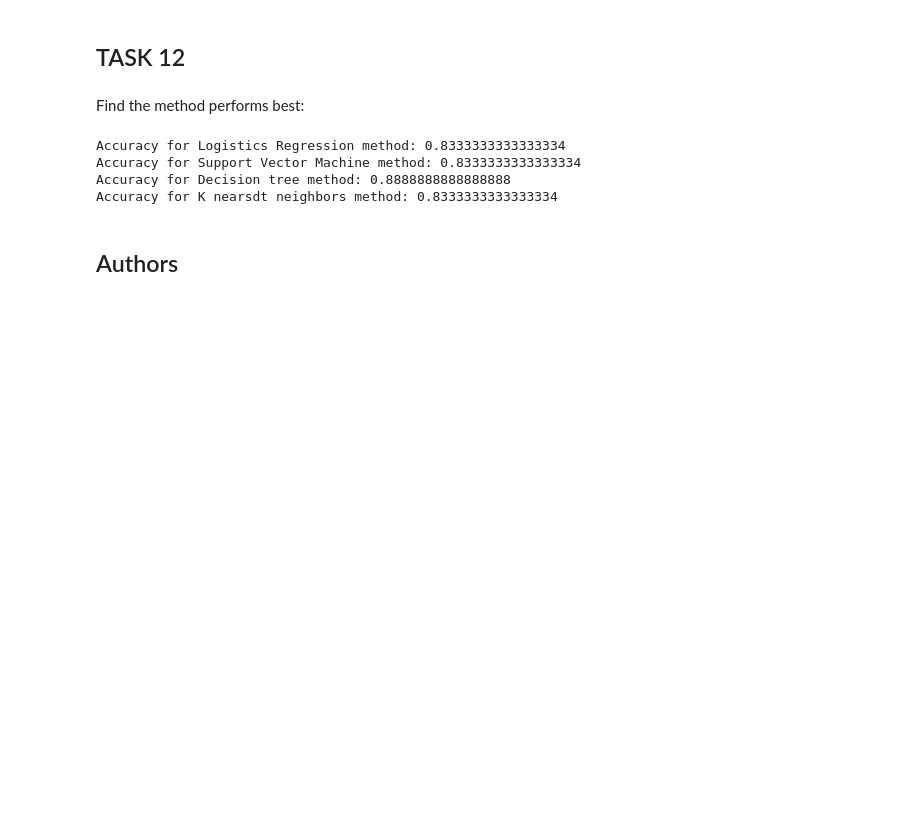
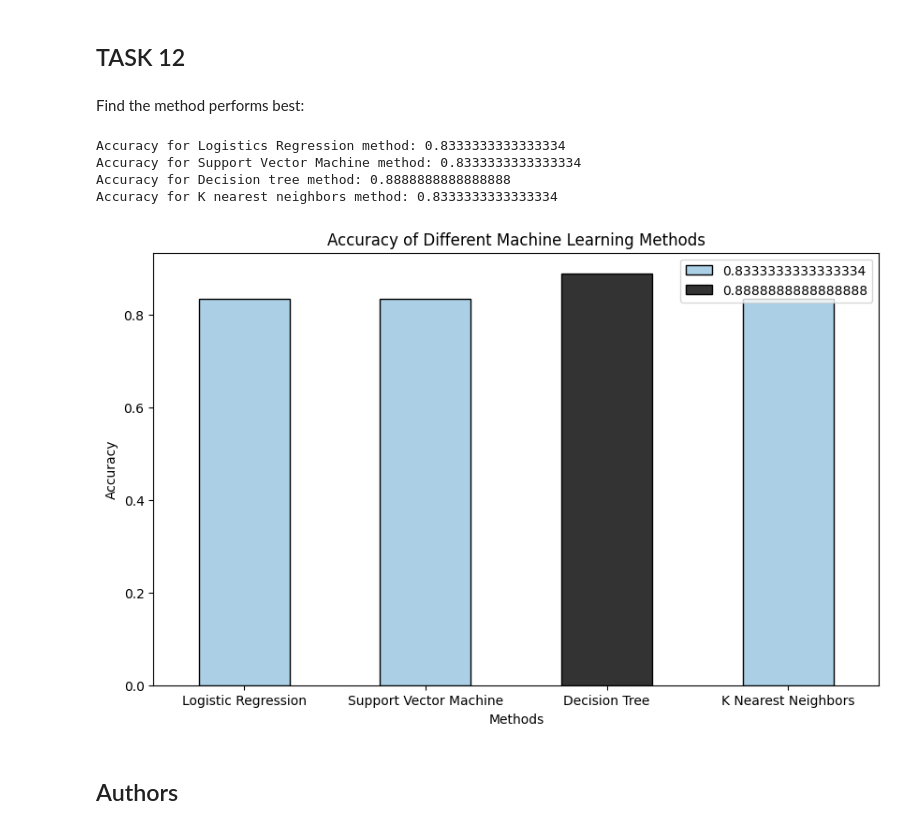
Before and after one commit to marianotinti/AppliedDataScienceCapstone, a Jupyter notebook: module_4_SpaceX_Machine_Learning_Prediction_Part_5.jupyterlite.ipynb, the cells around one changed output. Drawn from its saved outputs; the diff is of its cells as text; code cells hidden in the pictures; blank space fills up the shorter version.

```diff
--- a/module_4_SpaceX_Machine_Learning_Prediction_Part_5.jupyterlite.ipynb
+++ b/module_4_SpaceX_Machine_Learning_Prediction_Part_5.jupyterlite.ipynb
@@ -346,16 +346,37 @@ plot_confusion_matrix(Y_test,yhat)
 ## TASK  12
 # %% [markdown]
 Find the method performs best:
-# %%
-print('Accuracy for Logistics Regression method:', logreg_cv.score(X_test, Y_test))
-print( 'Accuracy for Support Vector Machine method:', svm_cv.score(X_test, Y_test))
-print('Accuracy for Decision tree method:', tree_cv.score(X_test, Y_test))
-print('Accuracy for K nearsdt neighbors method:', knn_cv.score(X_test, Y_test))
-# %% [output]
-Accuracy for Logistics Regression method: 0.8333333333333334
-Accuracy for Support Vector Machine method: 0.8333333333333334
-Accuracy for Decision tree method: 0.8888888888888888
-Accuracy for K nearsdt neighbors method: 0.8333333333333334
+# %%
+import matplotlib.pyplot as plt
+
+print('Accuracy for Logistics Regression method:', logreg_cv.score(X_test, Y_test))
+print('Accuracy for Support Vector Machine method:', svm_cv.score(X_test, Y_test))
+print('Accuracy for Decision tree method:', tree_cv.score(X_test, Y_test))
+print('Accuracy for K nearest neighbors method:', knn_cv.score(X_test, Y_test))
+
+# Create a bar plot of the accuracy of the four models
+# Create a list of the accuracies
+accuracies = [logreg_cv.score(X_test, Y_test), svm_cv.score(X_test, Y_test), tree_cv.score(X_test, Y_test), knn_cv.score(X_test, Y_test)]
+# Create a list of the names of the models
+methods = ['Logistic Regression', 'Support Vector Machine', 'Decision Tree', 'K Nearest Neighbors']
+
+# Create a bar plot with increased size
+plt.figure(figsize=(10, 6))
+sns.barplot(x=methods, y=accuracies, width=0.5, palette="Blues_d", hue=accuracies, dodge=False, saturation=1, edgecolor="black")
+
+# Add labels and title to the plot
+plt.xlabel('Methods')
+plt.ylabel('Accuracy')
+plt.title('Accuracy of Different Machine Learning Methods')
+
+# Display the plot
+plt.show()
+# %% [output]
+Accuracy for Logistics Regression method: 0.8333333333333334
+Accuracy for Support Vector Machine method: 0.8333333333333334
+Accuracy for Decision tree method: 0.8888888888888888
+Accuracy for K nearest neighbors method: 0.8333333333333334
+[figure, added]
 # %% [markdown]
 ## Authors
 # %% [markdown]
```
Also changed, not shown: 4 other files.
